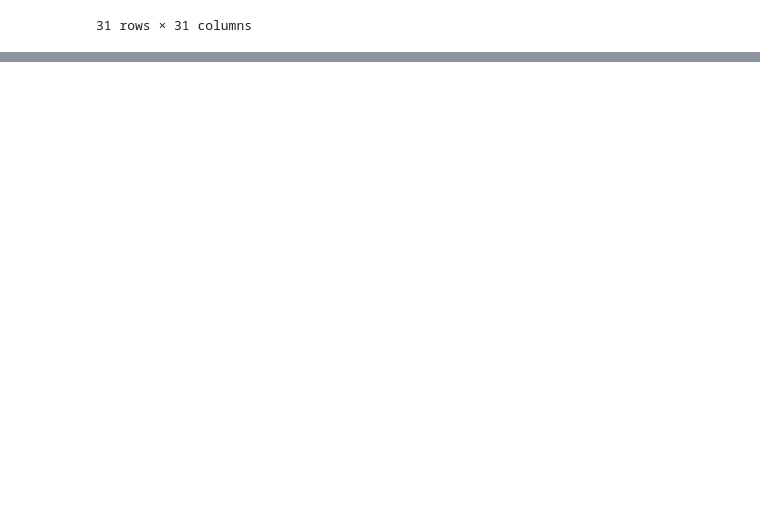
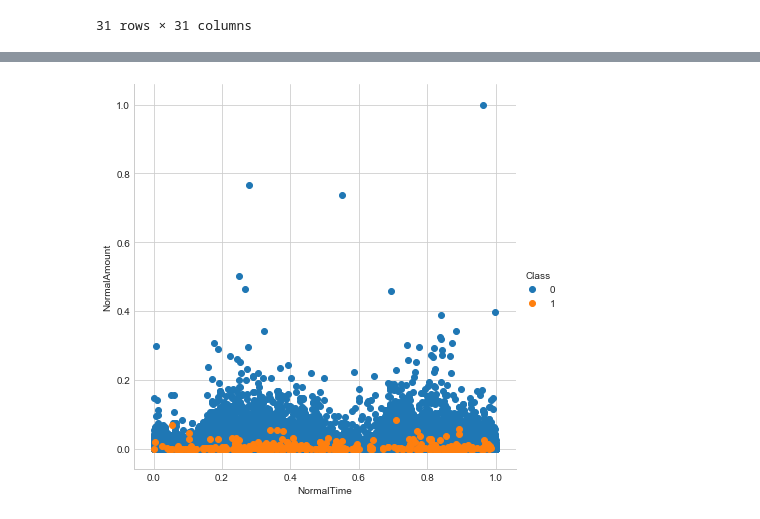
Before and after one commit to abhijeetkoranne/udacity-mlnd, a Jupyter notebook: Credit_Card_Fraud_Detection/Credit_Card_Fraud_Detection.ipynb, the cells around one changed output, grey strips where cells are left out. Saved outputs shown, nothing was run; the diff lists cells and outputs as text; code cells hidden in the pictures; blank space fills up the shorter version.

```diff
--- a/Credit_Card_Fraud_Detection/Credit_Card_Fraud_Detection.ipynb
+++ b/Credit_Card_Fraud_Detection/Credit_Card_Fraud_Detection.ipynb
@@ -156,0 +194,20 @@ Text(0.5,1,'Heatmap of Correlation')
+# %%
+col_val = data.columns.values
+index = 0
+c0 = data.loc[data['Class'] == 0]
+c1 = data.loc[data['Class'] == 1]
+
+sns.set_style('whitegrid')
+plt.figure()
+fig, ax = plt.subplots(8,4,figsize=(16,28))
+
+for feature in col_val:
+    index += 1
+    if(index <= col_val.shape[0]):
+        plt.subplot(8,4,index)
+        sns.kdeplot(c0[feature], bw=0.5,label="Class = 0")
+        sns.kdeplot(c1[feature], bw=0.5,label="Class = 1")
+        plt.xlabel(feature, fontsize=12)
+        locs, labels = plt.xticks()
+        plt.tick_params(axis='both', which='major', labelsize=12)
+plt.show();
@@ -158,0 +225,9 @@ Text(0.5,1,'Heatmap of Correlation')
+# %%
+from sklearn.preprocessing import MinMaxScaler
+
+scaler = MinMaxScaler()
+
+data['NormalAmount'] = scaler.fit_transform(data['Amount'].values.reshape(-1, 1))
+data['NormalTime'] = scaler.fit_transform(data['Time'].values.reshape(-1, 1))
+data = data.drop(['Time','Amount'],axis=1)
+display(data.head())
@@ -158,0 +242,6 @@ Text(0.5,1,'Heatmap of Correlation')
+# %%
+sns.set_style("whitegrid")
+sns.FacetGrid(data, hue="Class", size = 6).map(plt.scatter, "NormalTime", "NormalAmount").add_legend()
+plt.show()
+# %% [output]
+[figure, added]
```
Also changed, not shown: parts of 36 cells of this notebook.
